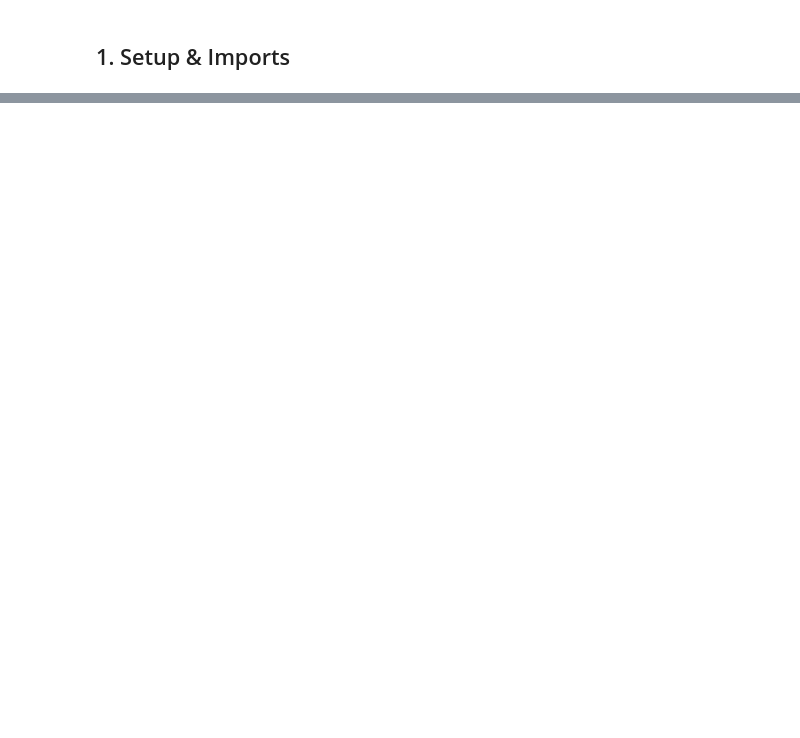
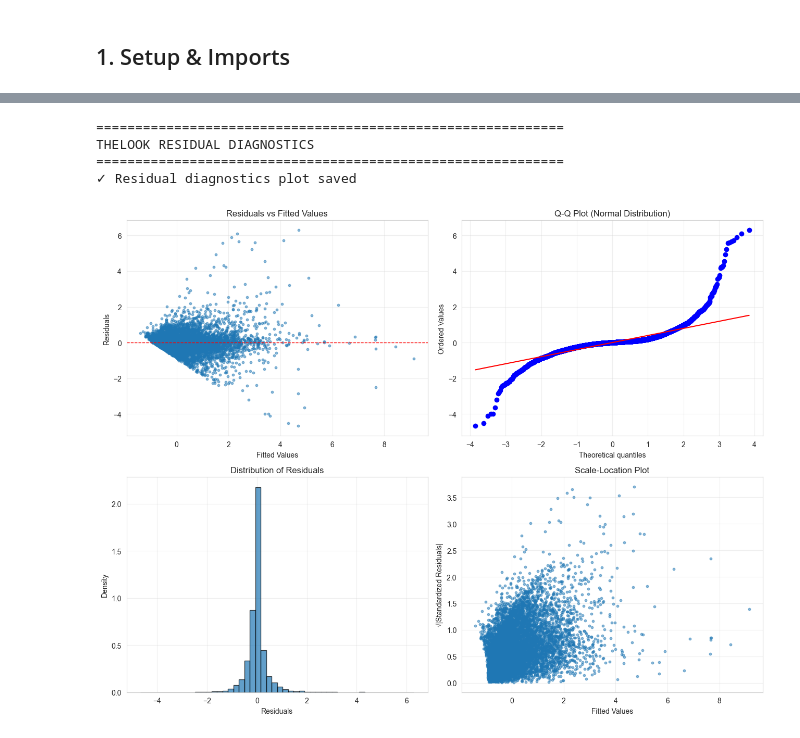
Before and after one commit to kojounfc/unfc-capstone-project-1, a Jupyter notebook: notebooks/rq4_ssl_validation.ipynb, the cells around one changed output, grey strips where cells are left out. Drawn from its saved outputs; the diff is of its cells as text; code cells hidden in the pictures; blank space fills up the shorter version.

```diff
--- a/notebooks/rq4_ssl_validation.ipynb
+++ b/notebooks/rq4_ssl_validation.ipynb
@@ -738,0 +177,18 @@ Interpretation: Switching to the primary log-linear specification reveals that a
+# %%
+# Fit OLS regression with HC3 robust standard errors (using standardized target)
+print(f"\nFitting TheLook OLS (standardized target)...")
+thelook_results = fit_ols_robust(thelook_regression_data_std, RQ4_TARGET_COL)
+
+print(f"\nTheLook OLS Regression Results (Standardized Target):")
+print(f"  R-squared: {thelook_results.rsquared:.4f}")
+print(f"  Adjusted R-squared: {thelook_results.rsquared_adj:.4f}")
+print(f"  F-statistic: {thelook_results.fvalue:.2f} (p < {thelook_results.f_pvalue:.2e})")
+print(f"  AIC: {thelook_results.aic:.2f}")
+print(f"  Observations: {thelook_results.nobs:,}")
+
+# Extract and display coefficient table
+thelook_coef_table = extract_coefficient_table(thelook_results)
+print(f"\nTop coefficients by magnitude (Standardized Target):")
+print(thelook_coef_table.head(10).to_string(index=False))
+
+print(f"\n📊 Note: All coefficients now represent change in STANDARDIZED target (mean=0, std=1)")
@@ -738,0 +213,20 @@ Interpretation: Switching to the primary log-linear specification reveals that a
+# %%
+# TheLook residual diagnostics
+print("\n" + "=" * 60)
+print("THELOOK RESIDUAL DIAGNOSTICS")
+print("=" * 60)
+
+plot_residual_diagnostics(
+    thelook_results,
+    thelook_results.fittedvalues,
+    thelook_results.resid,
+    figures_dir
+)
+print(f"✓ Residual diagnostics plot saved")
+plt.show()
+# %% [output]
+============================================================
+THELOOK RESIDUAL DIAGNOSTICS
+============================================================
+✓ Residual diagnostics plot saved
+[figure, added]
```
Also changed, not shown: parts of 66 cells of this notebook, 4 other files.
